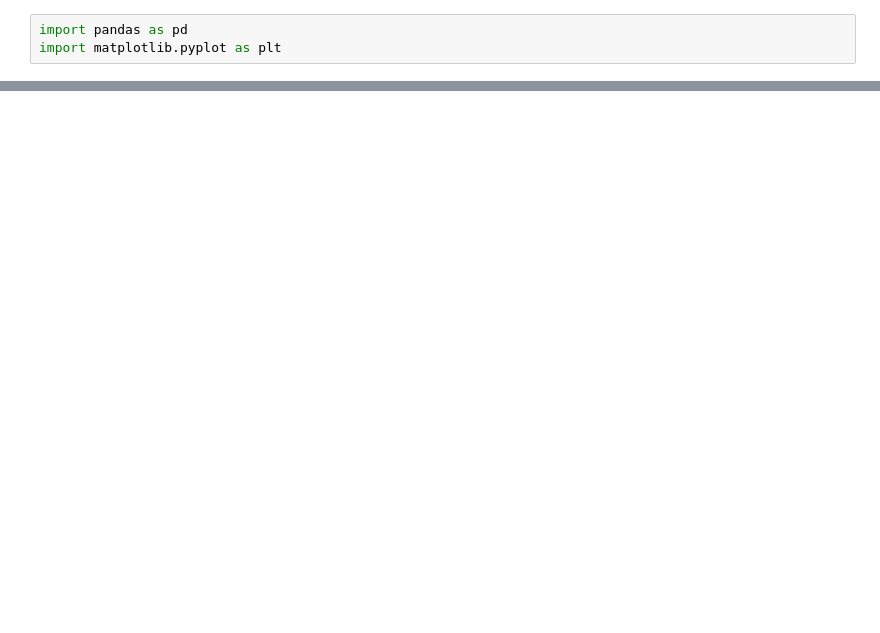
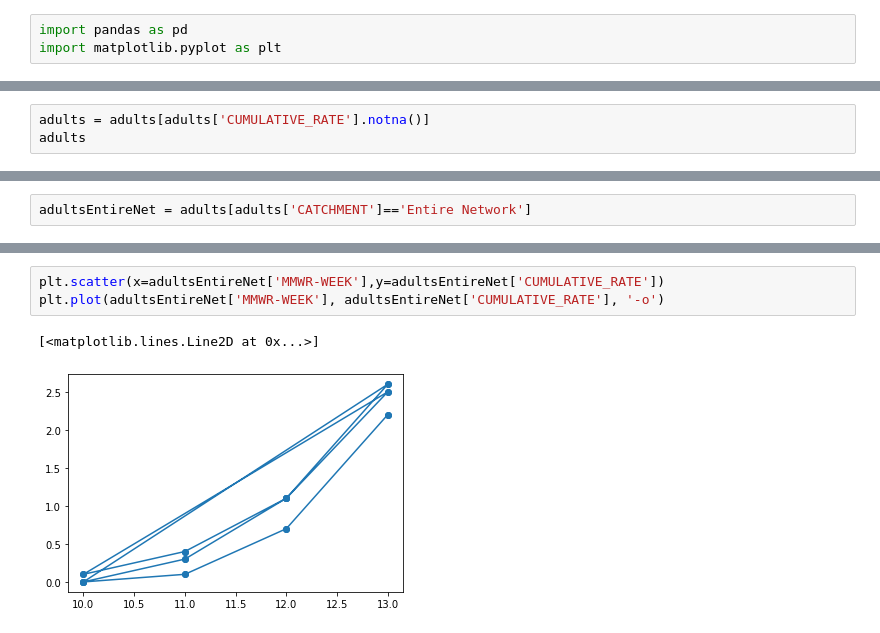
Before and after one commit to yixin0829/covid-data-gig, a Jupyter notebook: Ron's Notebook.ipynb, the cells around one changed output, grey strips where cells are left out. Saved outputs shown, nothing was run; the diff lists cells and outputs as text; blank space fills up the shorter version.

```diff
--- a/Ron's Notebook.ipynb
+++ b/Ron's Notebook.ipynb
@@ -23,0 +52,3 @@ data
+# %%
+adults = adults[adults['CUMULATIVE_RATE'].notna()]
+adults
@@ -23,0 +69,2 @@ data
+# %%
+adultsEntireNet = adults[adults['CATCHMENT']=='Entire Network']
@@ -23,0 +87,6 @@ data
+# %%
+plt.scatter(x=adultsEntireNet['MMWR-WEEK'],y=adultsEntireNet['CUMULATIVE_RATE'])
+plt.plot(adultsEntireNet['MMWR-WEEK'], adultsEntireNet['CUMULATIVE_RATE'], '-o')
+# %% [output]
+[<matplotlib.lines.Line2D at 0x...>]
+[figure, added]
```
Also changed, not shown: parts of 12 cells of this notebook, 1 other file.
